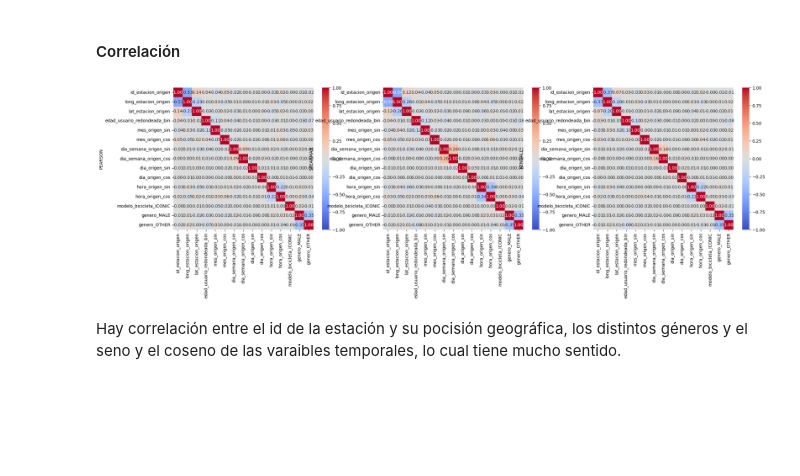
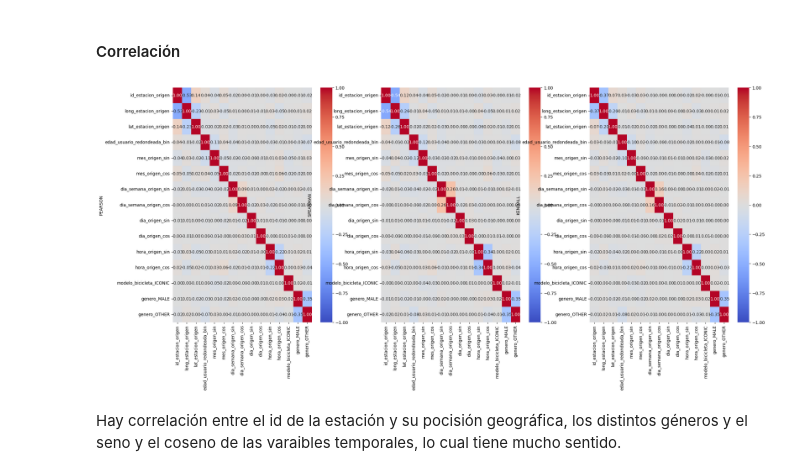
Before and after one commit to antonellagambarte/analisisDeDatos, a Jupyter notebook: tp2/tp2.ipynb, the cells around one changed output. Saved outputs shown, nothing was run; the diff lists cells and outputs as text; code cells hidden in the pictures; blank space fills up the shorter version.

```diff
--- a/tp2/tp2.ipynb
+++ b/tp2/tp2.ipynb
@@ -456,7 +458,7 @@ cat_features = ['modelo_bicicleta_ICONIC','genero_MALE','genero_OTHER']
 # %% [markdown]
 #### Correlación
 # %%
-plt.figure(figsize=(25,6))
+plt.figure(figsize=(25,10))
 
 plt.subplot(1, 3, 1)
 sns.heatmap(
@@ -466,34 +468,34 @@ sns.heatmap(
     cmap="coolwarm",
     center=0,
     vmin=-1,
     vmax=1)
 plt.ylabel('PEARSON')
 
 plt.subplot(1, 3, 2)
 sns.heatmap(
     X_train_final.corr(method='spearman', numeric_only=False),
     annot=True,
     fmt=".2f",
     cmap="coolwarm",
     center=0,
     vmin=-1,
     vmax=1,)
 plt.ylabel('SPEARMAN')
 
 plt.subplot(1, 3, 3)
 sns.heatmap(
     X_train_final.corr(method='kendall', numeric_only=False),
     annot=True,
     fmt=".2f",
     cmap="coolwarm",
     center=0,
     vmin=-1,
     vmax=1,)
 plt.ylabel('KENDALL')
 
 plt.show()
 # %% [output]
-[figure, old version]
+[figure, new version]
 # %% [markdown]
 Hay correlación entre el id de la estación y su pocisión geográfica, los distintos géneros y el seno y el coseno de las varaibles temporales, lo cual tiene mucho sentido.
 # %% [markdown]
```
Also changed, not shown: parts of 3 cells of this notebook.
